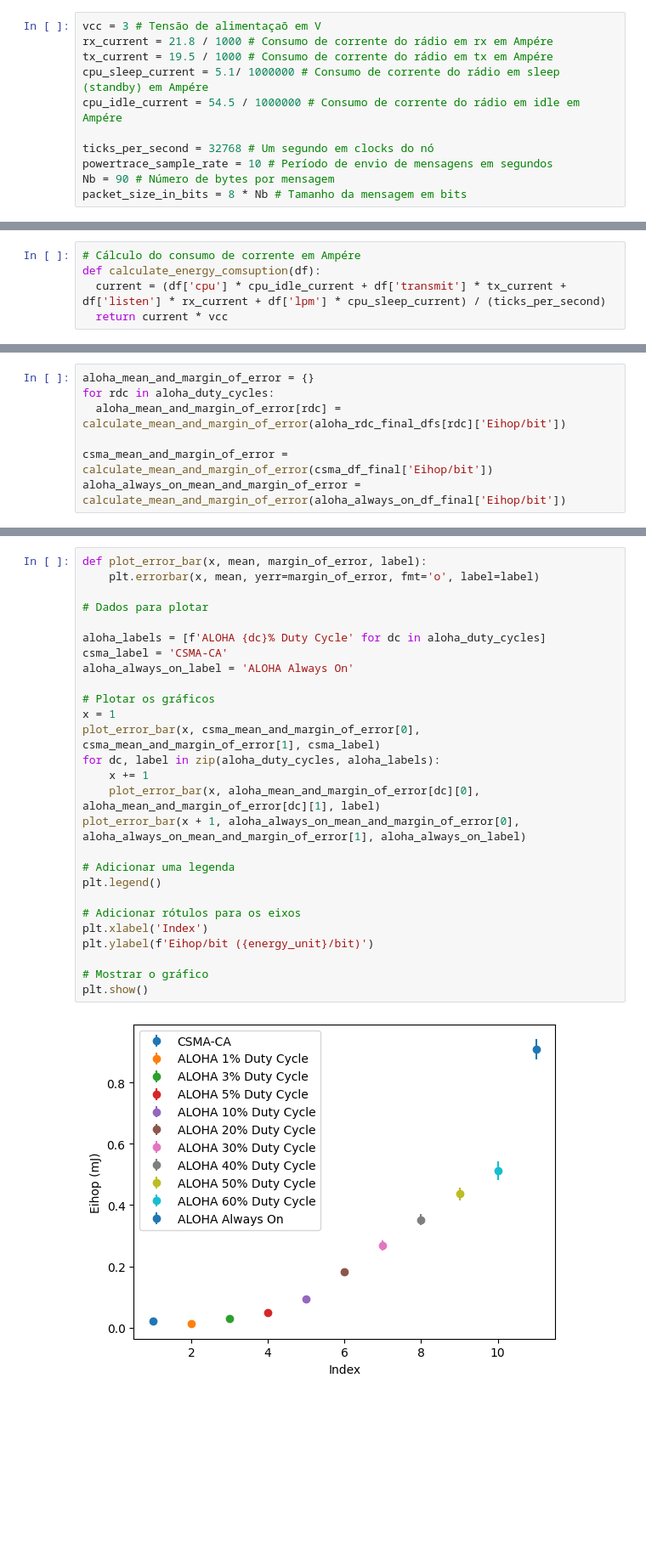
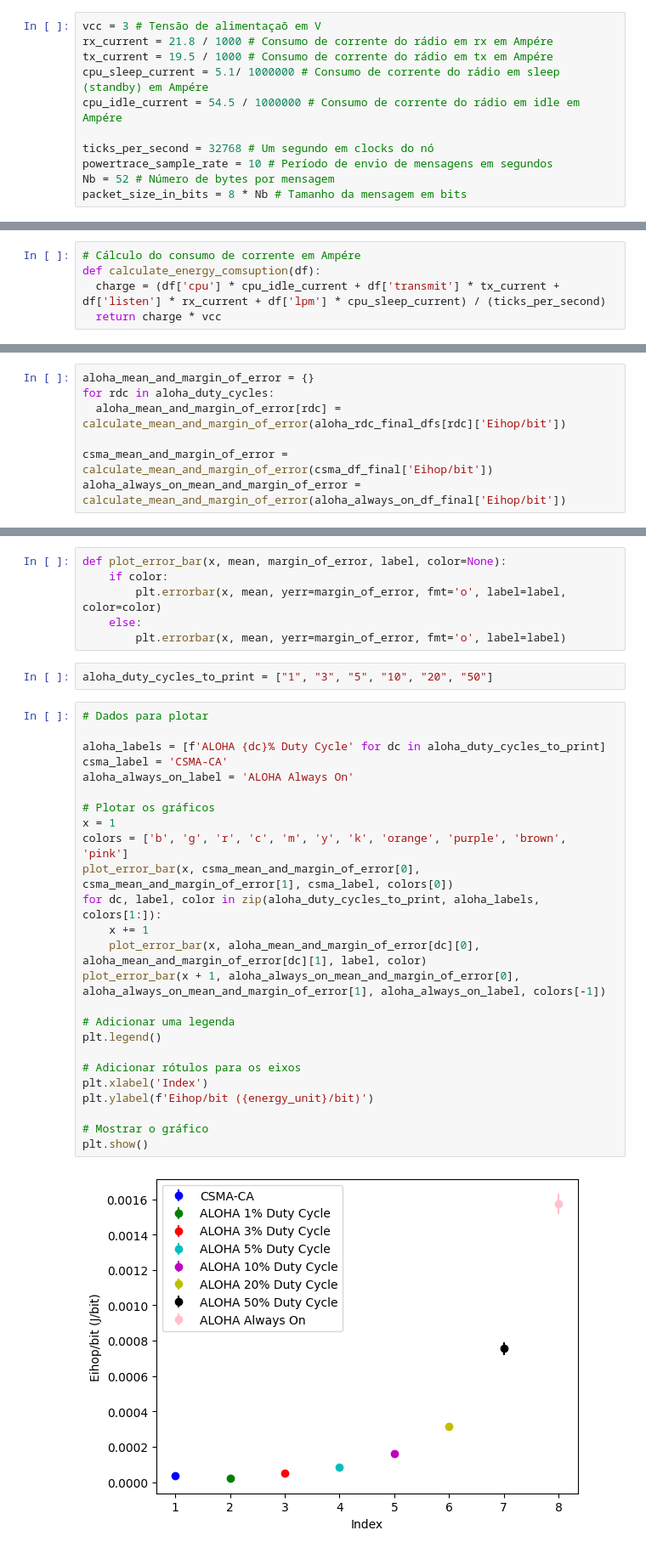
Before and after one commit to KilnerJhow/contiki-aloha, a Jupyter notebook: tcc/confidence_interval.ipynb, the cells around one changed output, grey strips where cells are left out. Shown at 85% size. Drawn from its saved outputs; the diff is of its cells as text; blank space fills up the shorter version.

```diff
--- a/tcc/confidence_interval.ipynb
+++ b/tcc/confidence_interval.ipynb
@@ -15,7 +15,7 @@ cpu_idle_current = 54.5 / 1000000 # Consumo de corrente do rádio em idle em Amp
 
 ticks_per_second = 32768 # Um segundo em clocks do nó
 powertrace_sample_rate = 10 # Período de envio de mensagens em segundos
-Nb = 90 # Número de bytes por mensagem
+Nb = 52 # Número de bytes por mensagem
 packet_size_in_bits = 8 * Nb # Tamanho da mensagem em bits
 # %%
 def read_csv_in_folder(folder_path):
@@ -54,8 +54,8 @@ aloha_always_on_df_concat = pd.concat(aloha_always_on_dfs, ignore_index=True)
 # %%
 # Cálculo do consumo de corrente em Ampére
 def calculate_energy_comsuption(df):
-  current = (df['cpu'] * cpu_idle_current + df['transmit'] * tx_current + df['listen'] * rx_current + df['lpm'] * cpu_sleep_current) / (ticks_per_second)
-  return current * vcc
+  charge = (df['cpu'] * cpu_idle_current + df['transmit'] * tx_current + df['listen'] * rx_current + df['lpm'] * cpu_sleep_current) / (ticks_per_second)
+  return charge * vcc
 # %%
 energy_unit = 'J'
 # %%
@@ -121,32 +121,38 @@ plot_error_bar(axs[2,2], aloha_always_on_mean_and_margin_of_error[0], aloha_alwa
+# %%
+def plot_error_bar(x, mean, margin_of_error, label, color=None):
+    if color:
+        plt.errorbar(x, mean, yerr=margin_of_error, fmt='o', label=label, color=color)
+    else:
+        plt.errorbar(x, mean, yerr=margin_of_error, fmt='o', label=label)
+# %%
+aloha_duty_cycles_to_print = ["1", "3", "5", "10", "20", "50"]
 # %%
-def plot_error_bar(x, mean, margin_of_error, label):
-    plt.errorbar(x, mean, yerr=margin_of_error, fmt='o', label=label)
-
 # Dados para plotar
 
-aloha_labels = [f'ALOHA {dc}% Duty Cycle' for dc in aloha_duty_cycles]
+aloha_labels = [f'ALOHA {dc}% Duty Cycle' for dc in aloha_duty_cycles_to_print]
 csma_label = 'CSMA-CA'
 aloha_always_on_label = 'ALOHA Always On'
 
 # Plotar os gráficos
 x = 1
-plot_error_bar(x, csma_mean_and_margin_of_error[0], csma_mean_and_margin_of_error[1], csma_label)
-for dc, label in zip(aloha_duty_cycles, aloha_labels):
+colors = ['b', 'g', 'r', 'c', 'm', 'y', 'k', 'orange', 'purple', 'brown', 'pink']
+plot_error_bar(x, csma_mean_and_margin_of_error[0], csma_mean_and_margin_of_error[1], csma_label, colors[0])
+for dc, label, color in zip(aloha_duty_cycles_to_print, aloha_labels, colors[1:]):
     x += 1
-    plot_error_bar(x, aloha_mean_and_margin_of_error[dc][0], aloha_mean_and_margin_of_error[dc][1], label)
-plot_error_bar(x + 1, aloha_always_on_mean_and_margin_of_error[0], aloha_always_on_mean_and_margin_of_error[1], aloha_always_on_label)
+    plot_error_bar(x, aloha_mean_and_margin_of_error[dc][0], aloha_mean_and_margin_of_error[dc][1], label, color)
+plot_error_bar(x + 1, aloha_always_on_mean_and_margin_of_error[0], aloha_always_on_mean_and_margin_of_error[1], aloha_always_on_label, colors[-1])
 
 # Adicionar uma legenda
 plt.legend()
 
 # Adicionar rótulos para os eixos
 plt.xlabel('Index')
 plt.ylabel(f'Eihop/bit ({energy_unit}/bit)')
 
 # Mostrar o gráfico
 plt.show()
 # %% [output]
-[figure, old version]
+[figure, new version]
 # %%
 #Plot energy per bit
 def plot_energy_per_bit(x, data, label, color = None):
```
Also changed, not shown: parts of 15 cells of this notebook.
